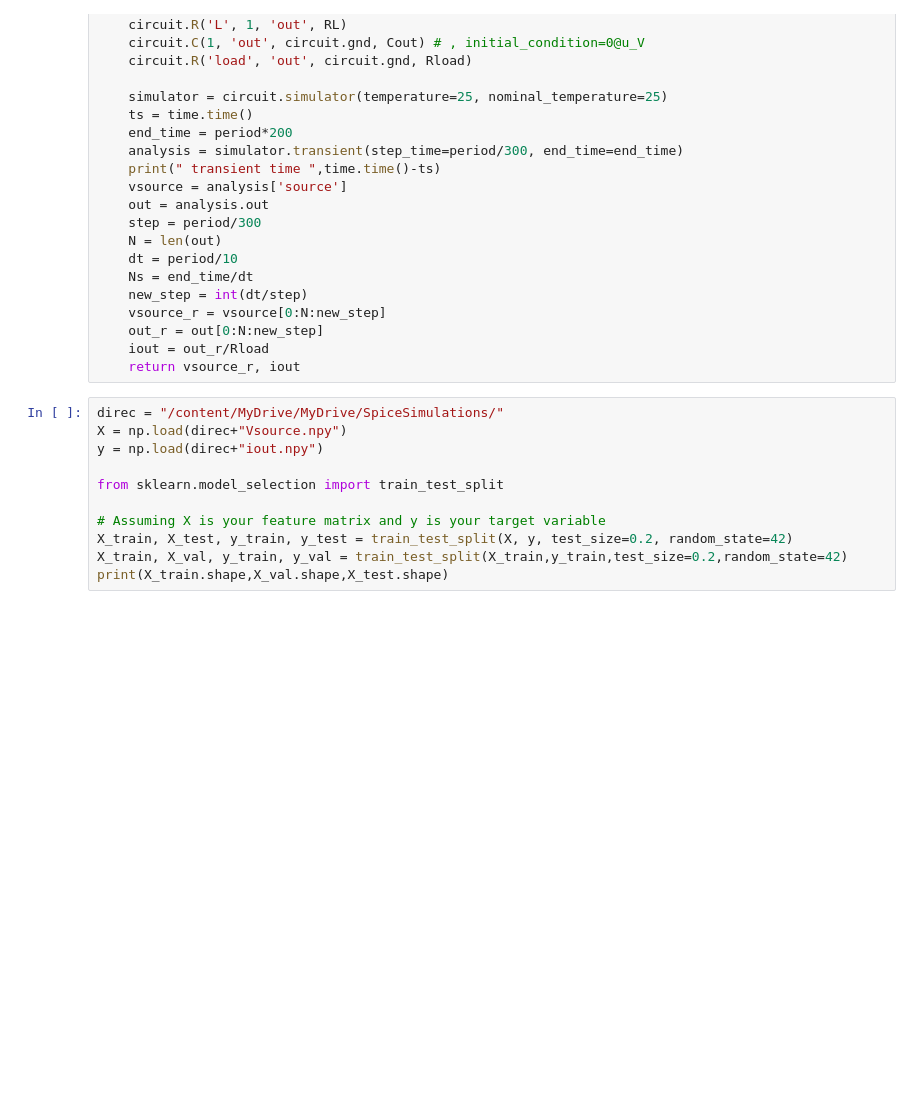
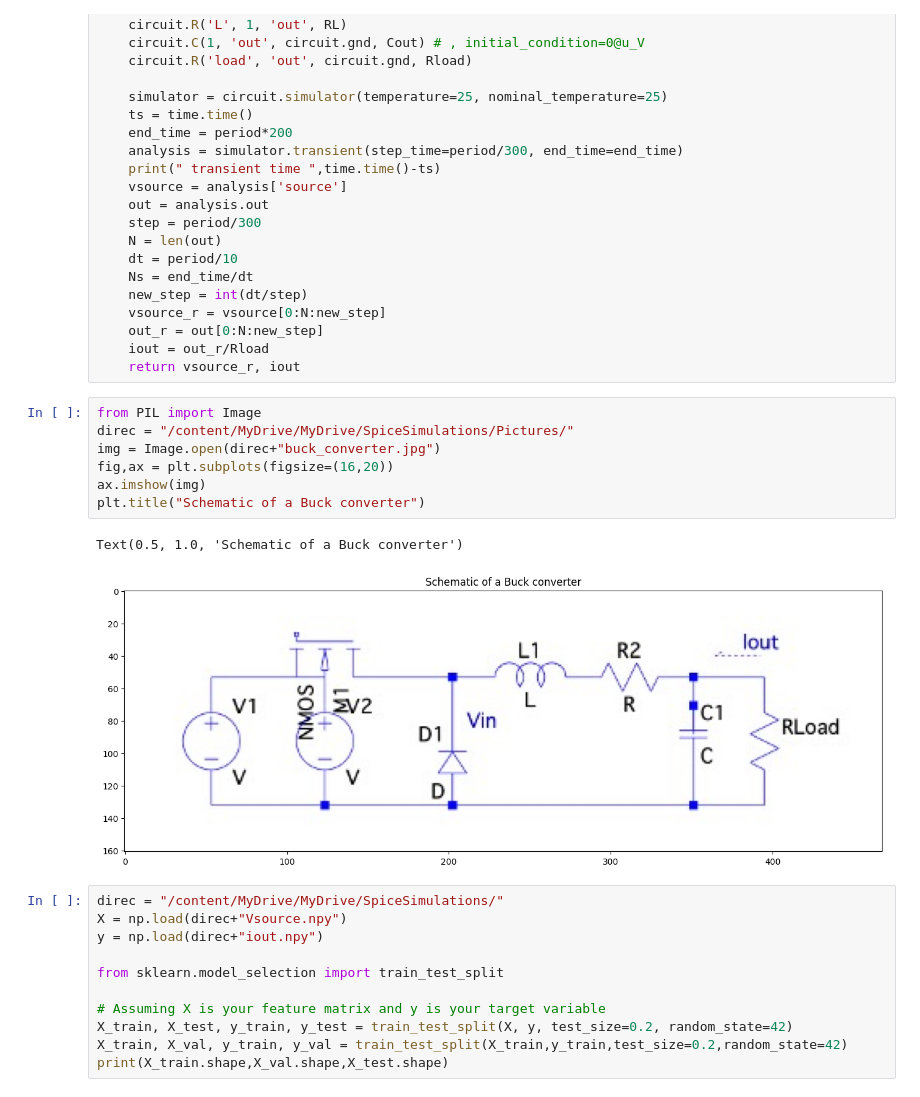
Before and after one commit to czuniga76/S4Model_Tests, a Jupyter notebook: SSSMforcircuits.ipynb, the cells around one changed output. Cells and saved outputs as stored; diff of their text form; blank space fills up the shorter version.

```diff
--- a/SSSMforcircuits.ipynb
+++ b/SSSMforcircuits.ipynb
@@ -155,6 +155,16 @@ def simulate_buck_converter(Vout=8):
     out_r = out[0:N:new_step]
     iout = out_r/Rload
     return vsource_r, iout
+# %%
+from PIL import Image
+direc = "/content/MyDrive/MyDrive/SpiceSimulations/Pictures/"
+img = Image.open(direc+"buck_converter.jpg")
+fig,ax = plt.subplots(figsize=(16,20))
+ax.imshow(img)
+plt.title("Schematic of a Buck converter")
+# %% [output]
+Text(0.5, 1.0, 'Schematic of a Buck converter')
+[figure, added]
 # %%
 direc = "/content/MyDrive/MyDrive/SpiceSimulations/"
 X = np.load(direc+"Vsource.npy")
```
Also changed, not shown: parts of 5 cells of this notebook.
